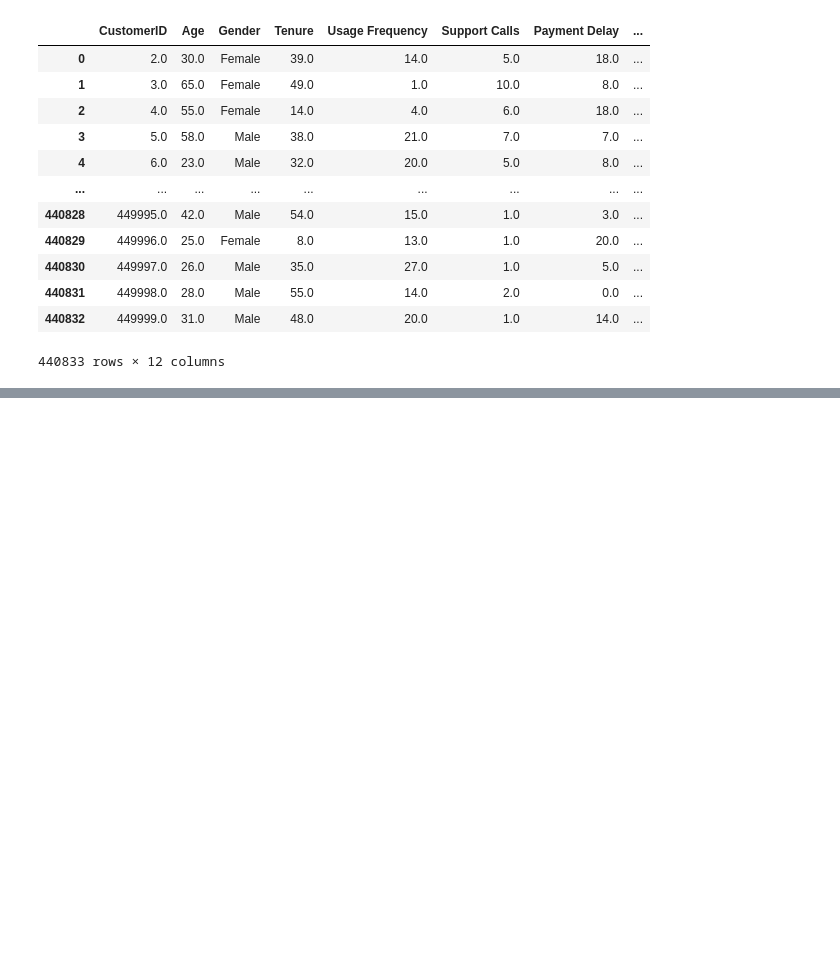
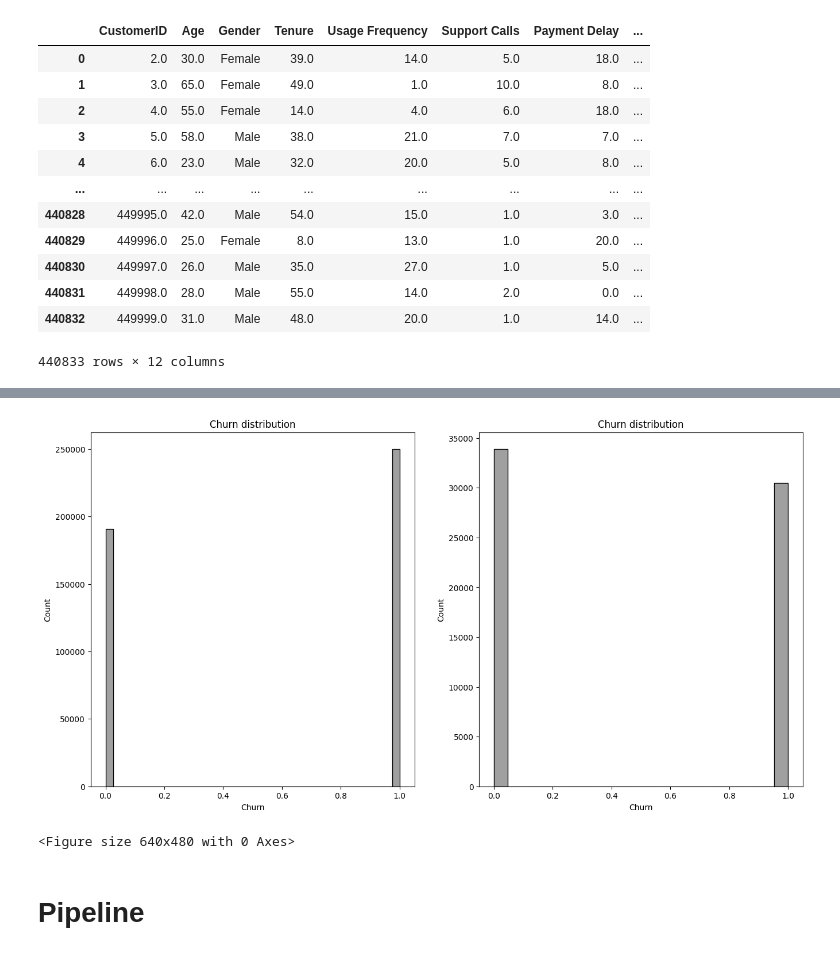
Before and after one commit to NitoBoritto/Customer_Churn_Predictor, a Jupyter notebook: Churn_Predictor.ipynb, the cells around one changed output, grey strips where cells are left out. Drawn from its saved outputs; the diff is of its cells as text; code cells hidden in the pictures; blank space fills up the shorter version.

Commit message:
Pipeline

```diff
--- a/Churn_Predictor.ipynb
+++ b/Churn_Predictor.ipynb
@@ -86,2 +97,21 @@ for col in df_training.columns[1:-1]:
 <Figure size 640x480 with 0 Axes>
 ... (8 outputs left out)
+# %%
+fig, (ax1, ax2) = plt.subplots(1, 2, figsize = (16, 8))
+sns.histplot(df_training["Churn"],
+                 color = "grey",
+                 edgecolor = "black",
+                 ax = ax1)
+ax1.set_title("Churn distribution")
+sns.histplot(df_testing["Churn"],
+                 color = "grey",
+                 edgecolor = "black",
+                 ax = ax2)
+ax2.set_title("Churn distribution")
+plt.show()
+plt.tight_layout()
+# %% [output]
+[figure, added]
+<Figure size 640x480 with 0 Axes>
+# %% [markdown]
+# Pipeline
```
Also changed, not shown: parts of 7 cells of this notebook.
